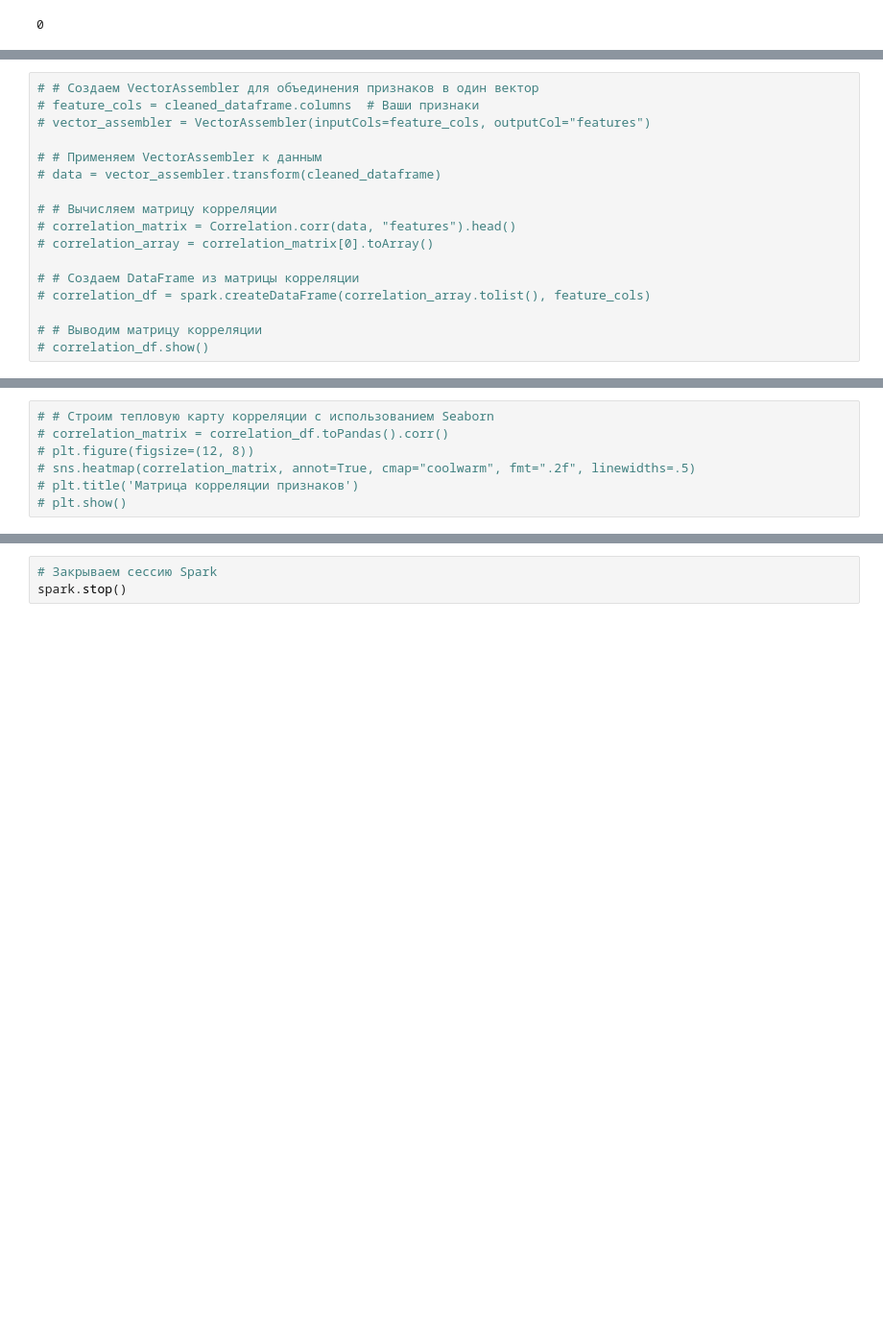
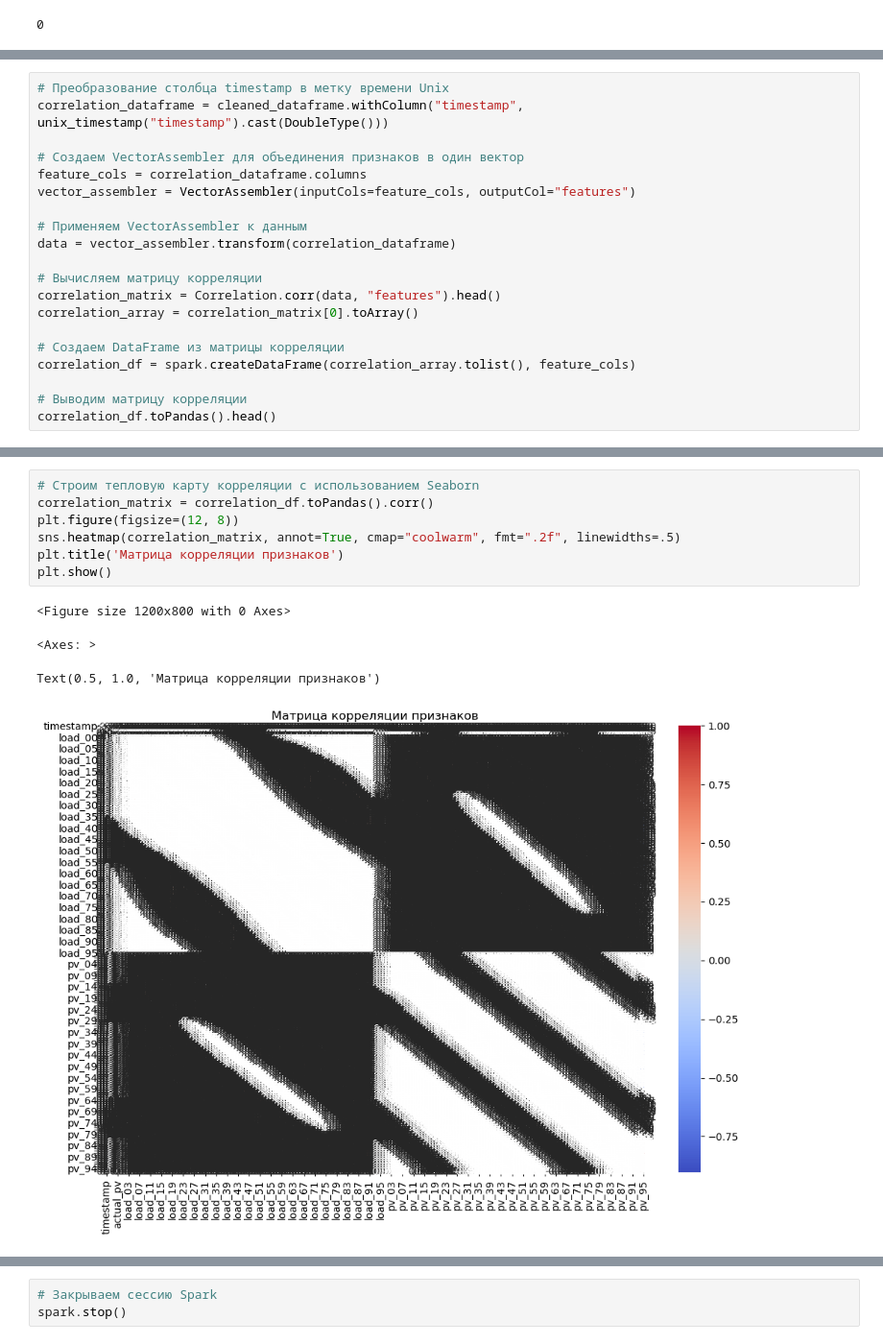
Before and after one commit to r0acho/SOBD2023, a Jupyter notebook: 5variant.ipynb, the cells around one changed output, grey strips where cells are left out. Shown at 96% size. Saved outputs shown, nothing was run; the diff lists cells and outputs as text; blank space fills up the shorter version.

```diff
--- a/5variant.ipynb
+++ b/5variant.ipynb
@@ -169,17 +201,20 @@ actual_pv                     0.509514   1.000000
 # %%
-# # Создаем VectorAssembler для объединения признаков в один вектор
-# feature_cols = cleaned_dataframe.columns  # Ваши признаки
-# vector_assembler = VectorAssembler(inputCols=feature_cols, outputCol="features")
+# Преобразование столбца timestamp в метку времени Unix
+correlation_dataframe = cleaned_dataframe.withColumn("timestamp", unix_timestamp("timestamp").cast(DoubleType()))
 
-# # Применяем VectorAssembler к данным
-# data = vector_assembler.transform(cleaned_dataframe)
+# Создаем VectorAssembler для объединения признаков в один вектор
+feature_cols = correlation_dataframe.columns
+vector_assembler = VectorAssembler(inputCols=feature_cols, outputCol="features")
 
-# # Вычисляем матрицу корреляции
-# correlation_matrix = Correlation.corr(data, "features").head()
-# correlation_array = correlation_matrix[0].toArray()
+# Применяем VectorAssembler к данным
+data = vector_assembler.transform(correlation_dataframe)
 
-# # Создаем DataFrame из матрицы корреляции
-# correlation_df = spark.createDataFrame(correlation_array.tolist(), feature_cols)
+# Вычисляем матрицу корреляции
+correlation_matrix = Correlation.corr(data, "features").head()
+correlation_array = correlation_matrix[0].toArray()
 
-# # Выводим матрицу корреляции
-# correlation_df.show()
+# Создаем DataFrame из матрицы корреляции
+correlation_df = spark.createDataFrame(correlation_array.tolist(), feature_cols)
+
+# Выводим матрицу корреляции
+correlation_df.toPandas().head()
@@ -186,10 +229,15 @@ actual_pv                     0.509514   1.000000
 # %%
-# # Строим тепловую карту корреляции с использованием Seaborn
-# correlation_matrix = correlation_df.toPandas().corr()
-# plt.figure(figsize=(12, 8))
-# sns.heatmap(correlation_matrix, annot=True, cmap="coolwarm", fmt=".2f", linewidths=.5)
-# plt.title('Матрица корреляции признаков')
-# plt.show()
+# Строим тепловую карту корреляции с использованием Seaborn
+correlation_matrix = correlation_df.toPandas().corr()
+plt.figure(figsize=(12, 8))
+sns.heatmap(correlation_matrix, annot=True, cmap="coolwarm", fmt=".2f", linewidths=.5)
+plt.title('Матрица корреляции признаков')
+plt.show()
+# %% [output]
+<Figure size 1200x800 with 0 Axes>
+<Axes: >
+Text(0.5, 1.0, 'Матрица корреляции признаков')
+[figure, added]
 # %%
 # Определяем окно сортировки по полю 'timestamp'
 windowSpec = Window.orderBy(desc("timestamp"))
```
Also changed, not shown: parts of 9 cells of this notebook.
